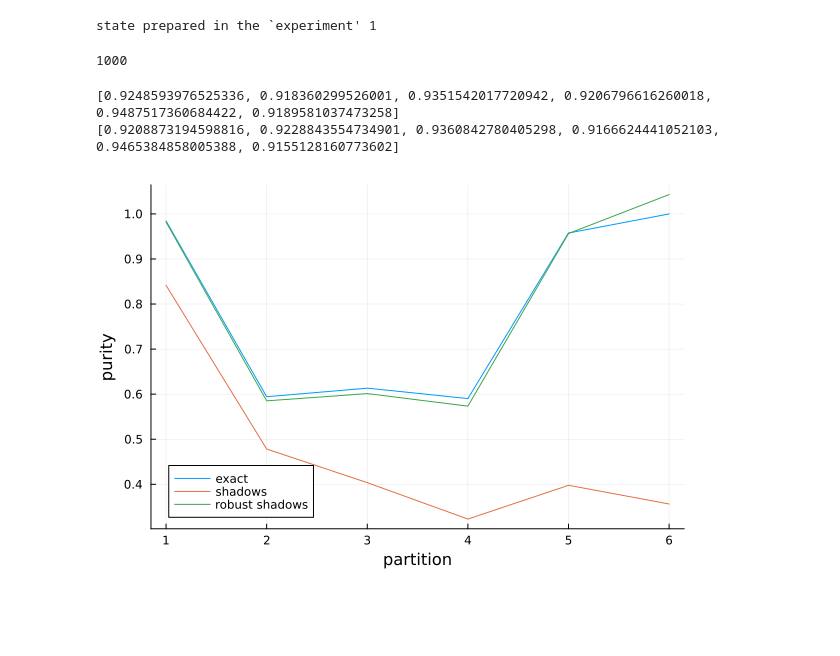
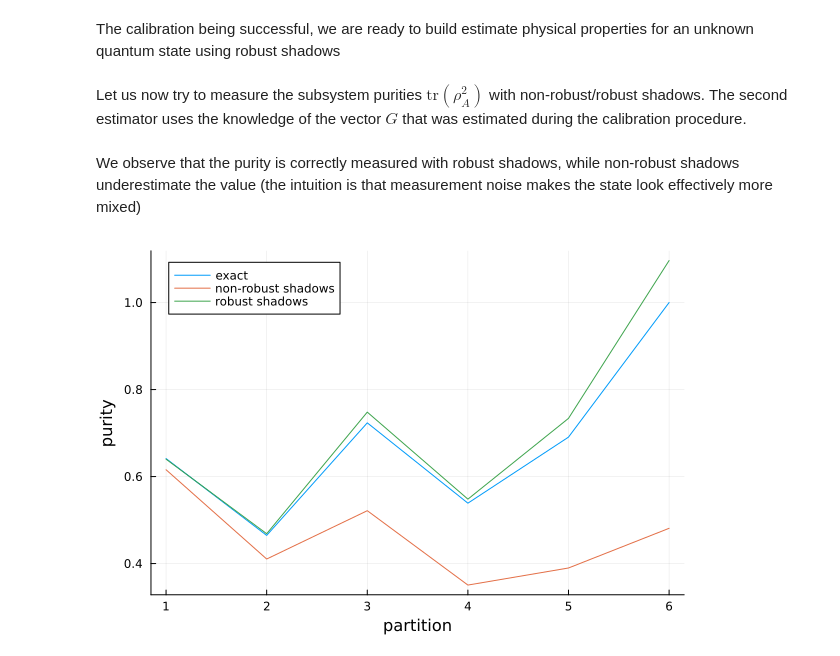
Before and after one commit to bvermersch/RandomMeas.jl, a Jupyter notebook: examples/RobustShadowTomography.ipynb, the cells around one changed output. Drawn from its saved outputs; the diff is of its cells as text; code cells hidden in the pictures; blank space fills up the shorter version.

Commit message:
Examples Fidelity Robust Virtual commented

```diff
--- a/examples/RobustShadowTomography.ipynb
+++ b/examples/RobustShadowTomography.ipynb
@@ -13,57 +69,9 @@ using ProgressMeter
+# %% [markdown]
+The calibration being successful, we are ready to build estimate physical properties for an unknown quantum state using robust shadows
 # %%
-#Perform RM in the first experiment
-N = 6
-ξ = siteinds("Qubit", N)
-
-p,dp = 0.15,0.02
-p_vec = [max(0, min(p + dp * randn(), 1)) for i in 1:N]
-G = 1 .-p_vec/2
-
-
-states = ["Dn" for n in 1:N]
-ψ0  = MPS(ComplexF64,ξ,states)
-ρ0 = outer(ψ0',ψ0)
-ρ0n = Apply_depo_channel(ρ0,p_vec)
-
-
 depth = 2
-circuit = RandomCircuit(ξ,depth)
-ρ = apply(circuit,ρ0,apply_dag=true)
-#runcircuit(ρ0,circuit)
-ρn = Apply_depo_channel(ρ,p_vec)
-#ρ = runcircuit(circuit;noise = noisemodel);
-println("state prepared in the `experiment' 1 ")
-#RM on a calibration state
-
-
-nu=1000 #Number of random unitaries
-NM=1000 #Number of projective measurements per unitary
+circuit = random_circuit(ξ,depth)
+ψ = apply(circuit,ψ0);
-# %% [output]
-state prepared in the `experiment' 1
-1000
-# %%
-#Calibration experiment
-Gs = zeros(Float64,N)
-@showprogress dt=1 for r in 1:nu
-        u = get_rotations(ξ,1) #Haar rotations in A
-        data = get_RandomMeas(ρ0n,u,NM)
-        σu = apply(u,ρ0,apply_dag=true)
-        #σu = rotate(ρ0,u)
-        for i in 1:N
-            P = get_Born(data[:,i:i],ξ[i:i])
-            #P2 = get_Born_data_binary(datat2[:,i:i],ξ[i:i])
-            #@show norm(P-P2)
-            σui,ξi = reduce_dm(σu,collect(i:i))
-            Pσ = get_Born(σui)
-            Gs[i] += real((3*(P-Pσ)*Pσ)[]+1)/nu
-            #Gs[i] += real((3*(P-Pσ)*Pσ)[]+1)/nu
-        end
-end
-println(G)
-println(Gs)
-# %% [output]
-[0.9248593976525336, 0.918360299526001, 0.9351542017720942, 0.9206796616260018, 0.9487517360684422, 0.9189581037473258]
-[0.9208873194598816, 0.9228843554734901, 0.9360842780405298, 0.9166624441052103, 0.9465384858005388, 0.9155128160773602]
 # %%
 u = Vector{Vector{ITensor}}()
 data = zeros(Int8,nu,NM,N)
@@ -71,25 +80,29 @@ data = zeros(Int8,nu,NM,N)
             push!(u,get_rotations(ξ,1)) #generate random unitary
             data[r,:,:] = get_RandomMeas(ρn,u[r],NM) #data acquisation in simulated quantum device
 end
+# %% [markdown]
+Let us now try to measure the subsystem purities $\mathrm{tr}(\rho_A^2)$ with non-robust/robust shadows. The second estimator uses the knowledge of the vector $G$ that was estimated during the calibration procedure.
 # %%
 ITensors.disable_warn_order()
 purity = zeros(Float64,N)
-purity_nonmit = zeros(Float64,N)
-purity_mit = zeros(Float64,N)
+purity_e = zeros(Float64,N) #purity with non-robust shadows
+purity_robust = zeros(Float64,N) #purity with robust shadows
 
 @showprogress dt=1 for NA in 1:N
-        purity[NA] = get_purity(ρ,collect(1:NA),ξ)
+        purity[NA] = get_purity(ψ,NA)
         uA = [ut[1:NA] for ut in u]
-        purity_nonmit[NA] = get_purity_shadows(data[:,:,1:NA],uA,ξ[1:NA])
-        purity_mit[NA] = get_purity_shadows(data[:,:,1:NA],uA,ξ[1:NA];G=Gs)
+        purity_e[NA] = get_purity_shadows(data[:,:,1:NA],uA,ξ[1:NA])
+        purity_robust[NA] = get_purity_shadows(data[:,:,1:NA],uA,ξ[1:NA];G=G_e)
 
 end
+# %% [markdown]
+We observe that the purity is correctly measured with robust shadows, while non-robust shadows underestimate the value (the intuition is that measurement noise makes the state look effectively more mixed)
 # %%
 using Plots
 plot(1:N,purity,label="exact")
-plot!(1:N,purity_nonmit,label="shadows")
-plot!(1:N,purity_mit,label="robust shadows")
+plot!(1:N,purity_e,label="non-robust shadows")
+plot!(1:N,purity_robust,label="robust shadows")
 xlabel!("partition")
 ylabel!("purity")
 # %% [output]
-[figure, old version]
+[figure, new version]
```
Also changed, not shown: parts of 10 cells of this notebook, 4 other files.
